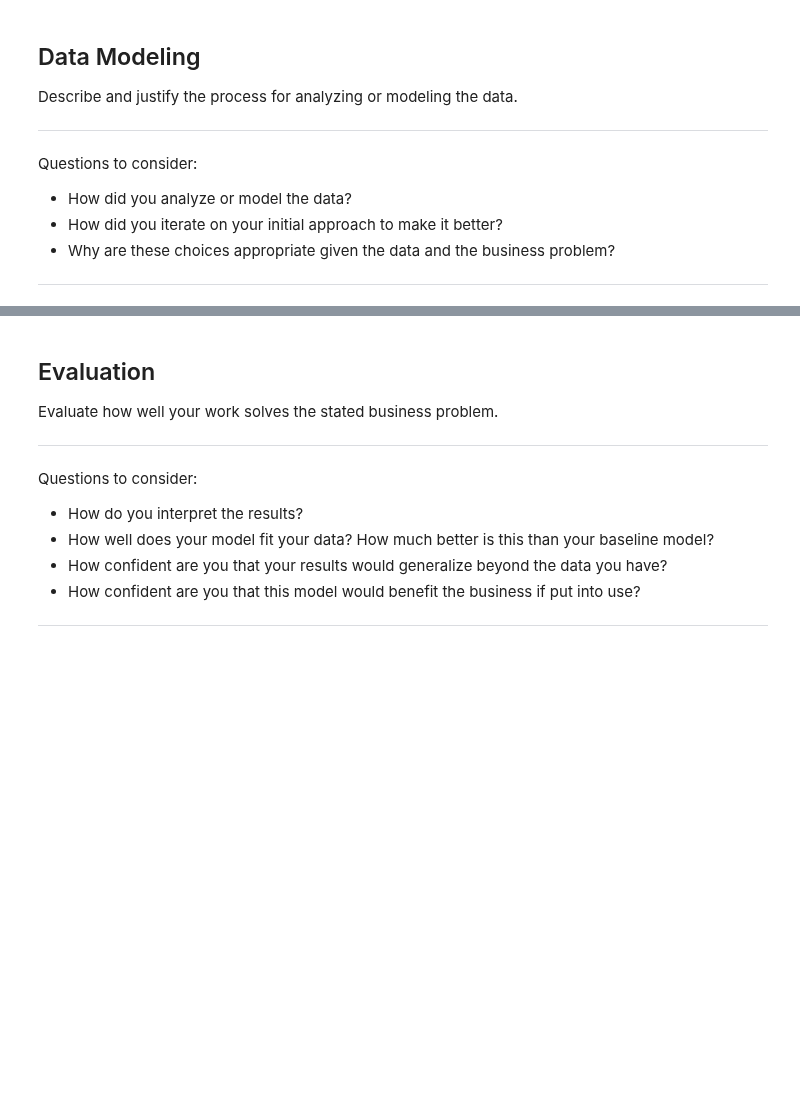
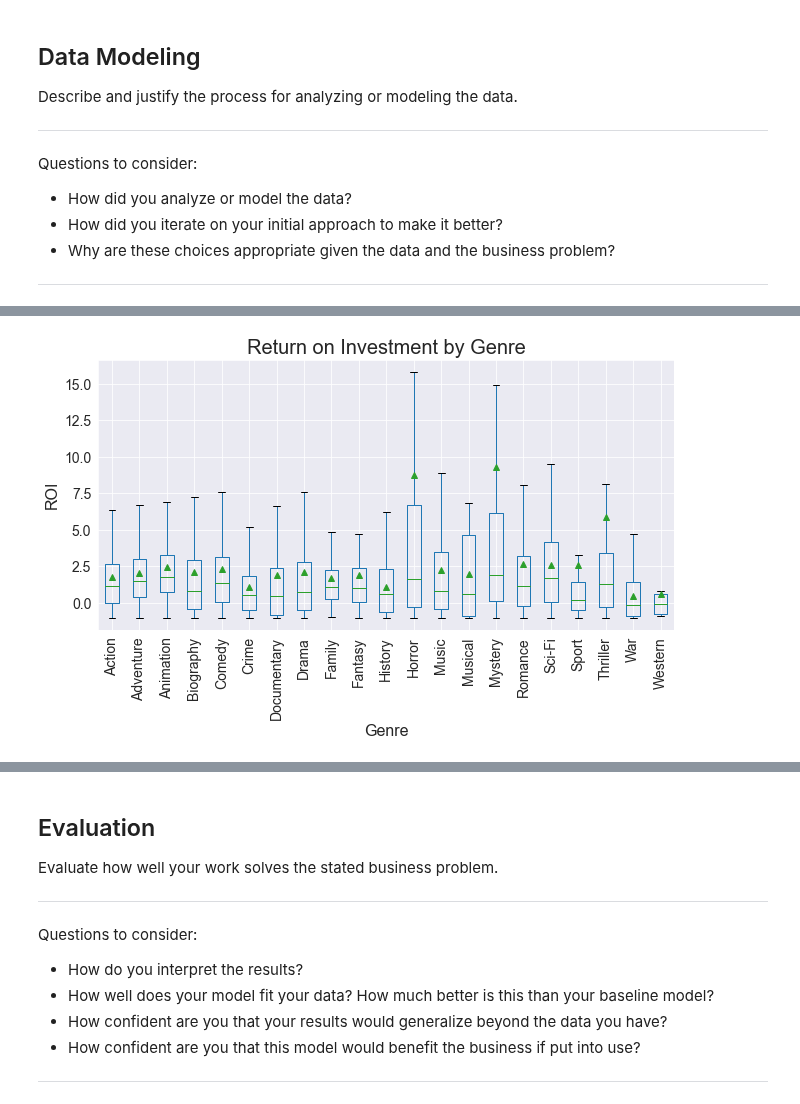
Before and after one commit to ZenBurrito/Phase-1Project, a Jupyter notebook: Movie-Studio-Project.ipynb, the cells around one changed output, grey strips where cells are left out. Cells and saved outputs as stored; diff of their text form; code cells hidden in the pictures; blank space fills up the shorter version.

```diff
--- a/Movie-Studio-Project.ipynb
+++ b/Movie-Studio-Project.ipynb
@@ -456,0 +445,3 @@ plt.xticks(rotation=90);
+# %%
+df_genre = df_merge_final.explode('genre')
+df_genre.drop('director_name', axis = 1, inplace=True)
@@ -456,0 +464,4 @@ plt.xticks(rotation=90);
+# %%
+#df_genre = df_genre.groupby(by='genre').mean().reset_index()
+df_genre_final = df_genre.sort_values(by = 'ROI', ascending = False)
+df_genre_final
@@ -456,0 +482,14 @@ plt.xticks(rotation=90);
+# %%
+sns.set_style('darkgrid')
+
+fig_box1 = df_genre_final.boxplot(
+    column='ROI', by='genre', fontsize=14, figsize=(10,5), rot=90,
+        showfliers=False, showmeans=True, showbox=True)
+
+
+fig_box1.set_ylabel('ROI' , fontsize=16)
+fig_box1.set_xlabel('Genre' , fontsize=16)
+fig_box1.set_title('Return on Investment by Genre' , fontsize=20)
+plt.suptitle('');
+# %% [output]
+[figure, added]
```
Also changed, not shown: parts of 27 cells of this notebook, 2 other files.
